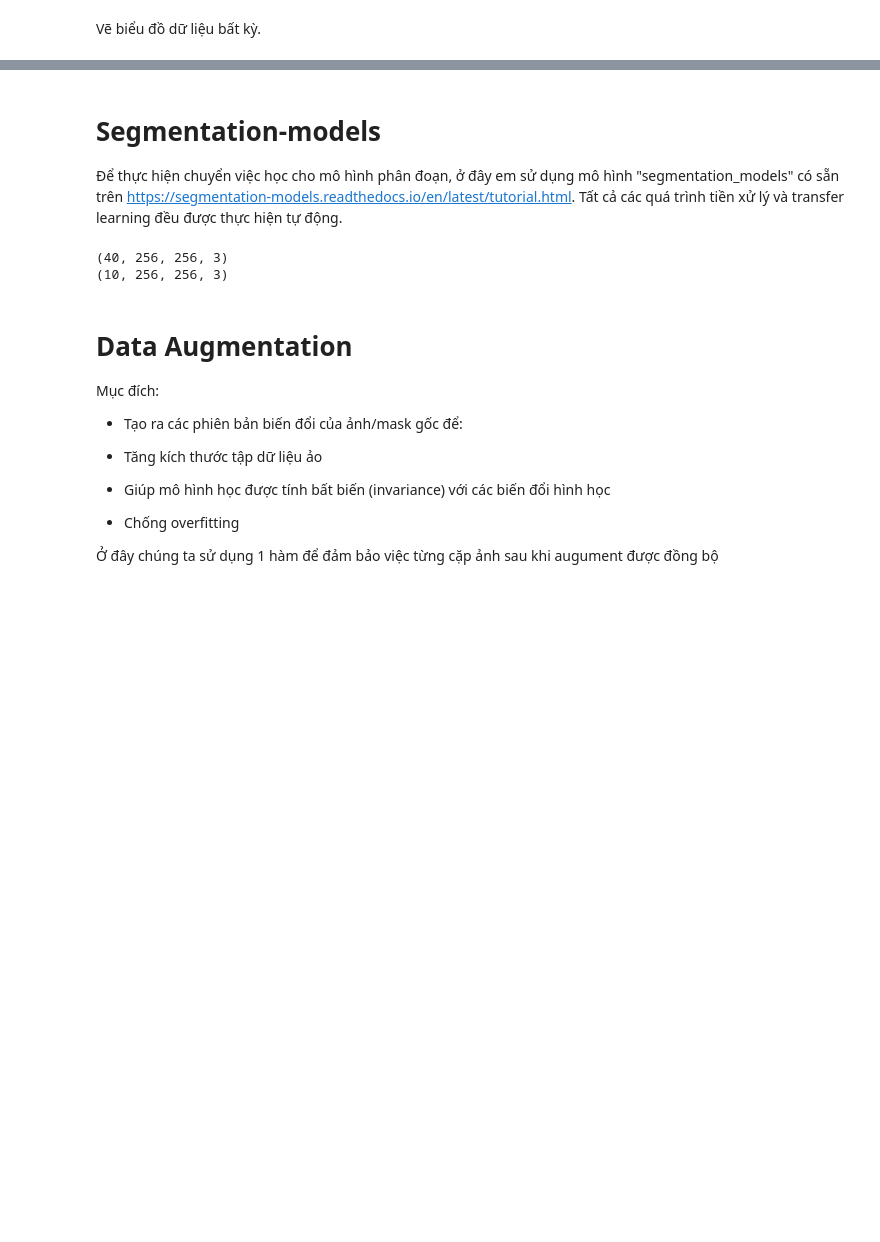
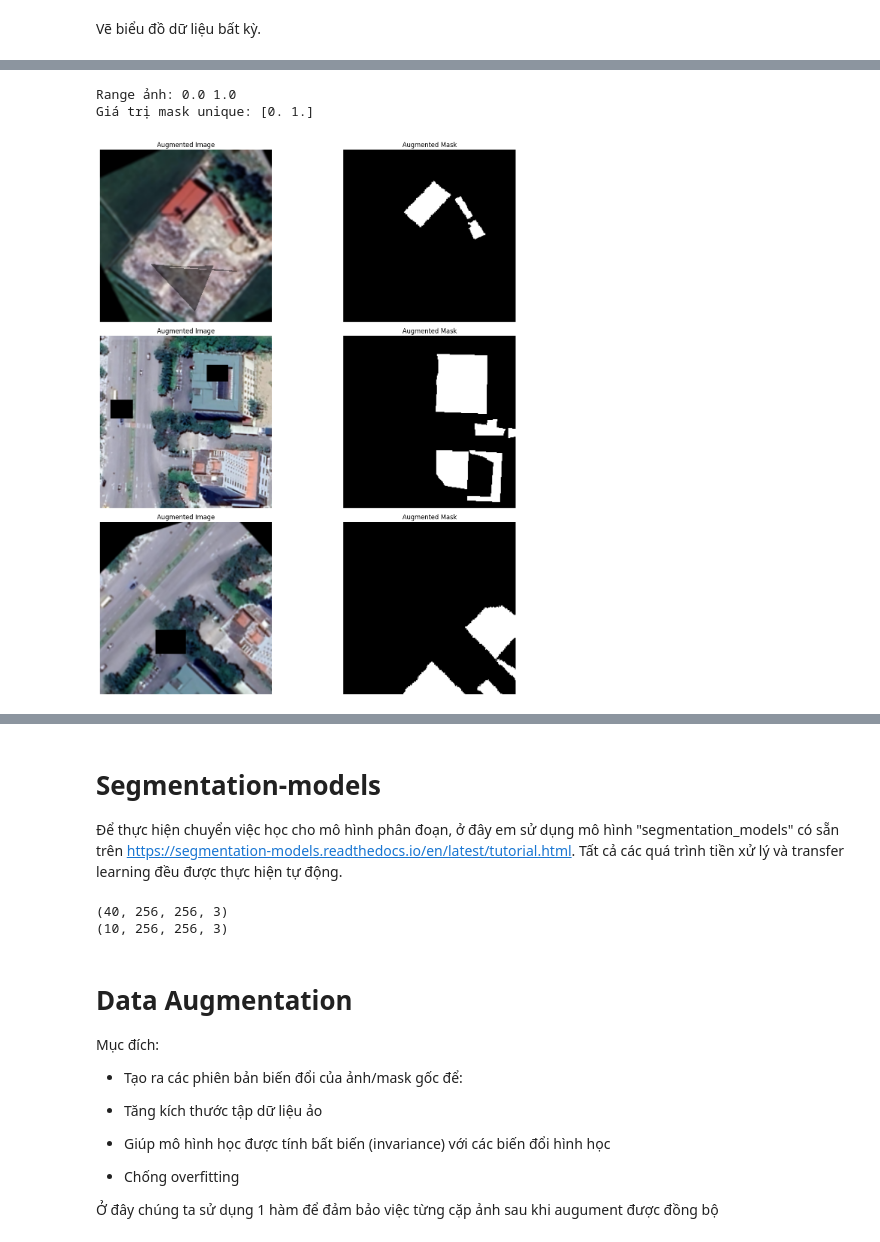
Before and after one commit to quangkhai5122/Dectection-Roof, a Jupyter notebook: Main.ipynb, the cells around one changed output, grey strips where cells are left out. Saved outputs shown, nothing was run; the diff lists cells and outputs as text; code cells hidden in the pictures; blank space fills up the shorter version.

```diff
--- a/Main.ipynb
+++ b/Main.ipynb
@@ -93,0 +136,11 @@ Text(0.5, 1.0, 'Segmentation')
+# %%
+# Chuyển đổi sang float32 để tương thích với GPU
+images = images.astype(np.float32)
+labels = labels.astype(np.float32)
+
+# Kiểm tra range của pixel (ảnh phải [0,1], mask {0,1})
+print("\nRange ảnh:", np.min(images), np.max(images))
+print("Giá trị mask unique:", np.unique(labels))
+# %% [output]
+Range ảnh: 0.0 1.0
+Giá trị mask unique: [0. 1.]
@@ -93,0 +208,35 @@ Text(0.5, 1.0, 'Segmentation')
+# %%
+# 5. Chia tập train/test
+idx = np.arange(len(images))
+train_idx, val_idx = train_test_split(idx, test_size=0.2, random_state=42)
+
+X_train, y_train = images[train_idx], labels[train_idx]
+X_test,   y_test   = images[val_idx],   labels[val_idx]
+# %%
+batch_size = 8
+train_gen = RoofDataset(X_train, y_train, batch_size=batch_size, augment=True)
+val_gen   = RoofDataset(X_test,   y_test,   batch_size=batch_size, augment=False)
+# %%
+# 7. Kiểm tra augmentation
+def visualize_augmentation(dataset, num_samples=3):
+    plt.figure(figsize=(15, 5*num_samples))
+    for _ in range(num_samples):
+        idx = np.random.randint(len(dataset))
+        batch_images, batch_masks = dataset[idx]
+
+        plt.subplot(num_samples, 2, 2*_+1)
+        plt.imshow(batch_images[0])
+        plt.title("Augmented Image")
+        plt.axis('off')
+
+        plt.subplot(num_samples, 2, 2*_+2)
+        plt.imshow(batch_masks[0].squeeze(), cmap='gray')
+        plt.title("Augmented Mask")
+        plt.axis('off')
+
+    plt.tight_layout()
+    plt.show()
+
+visualize_augmentation(train_gen)
+# %% [output]
+[figure, added]
```
Also changed, not shown: parts of 37 cells of this notebook.
